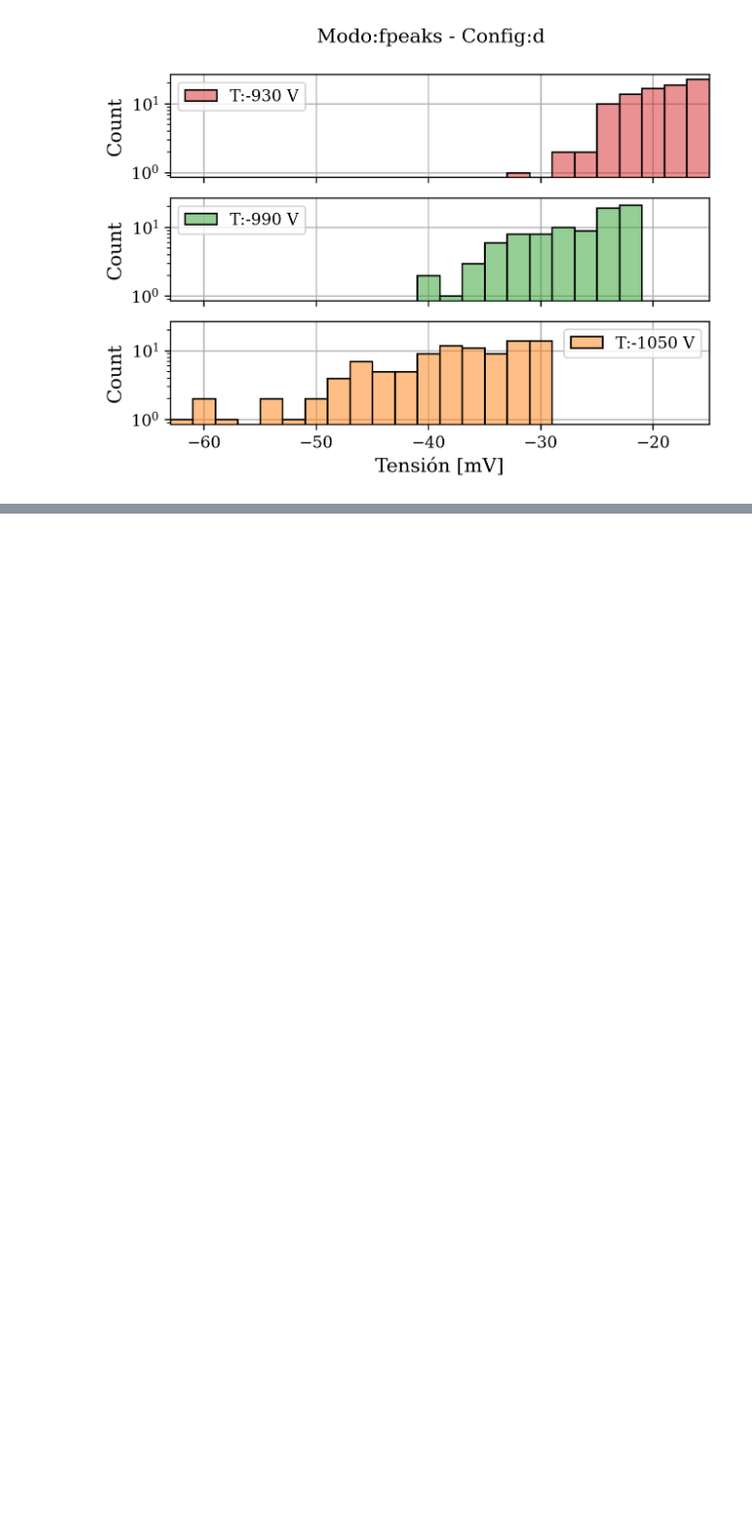
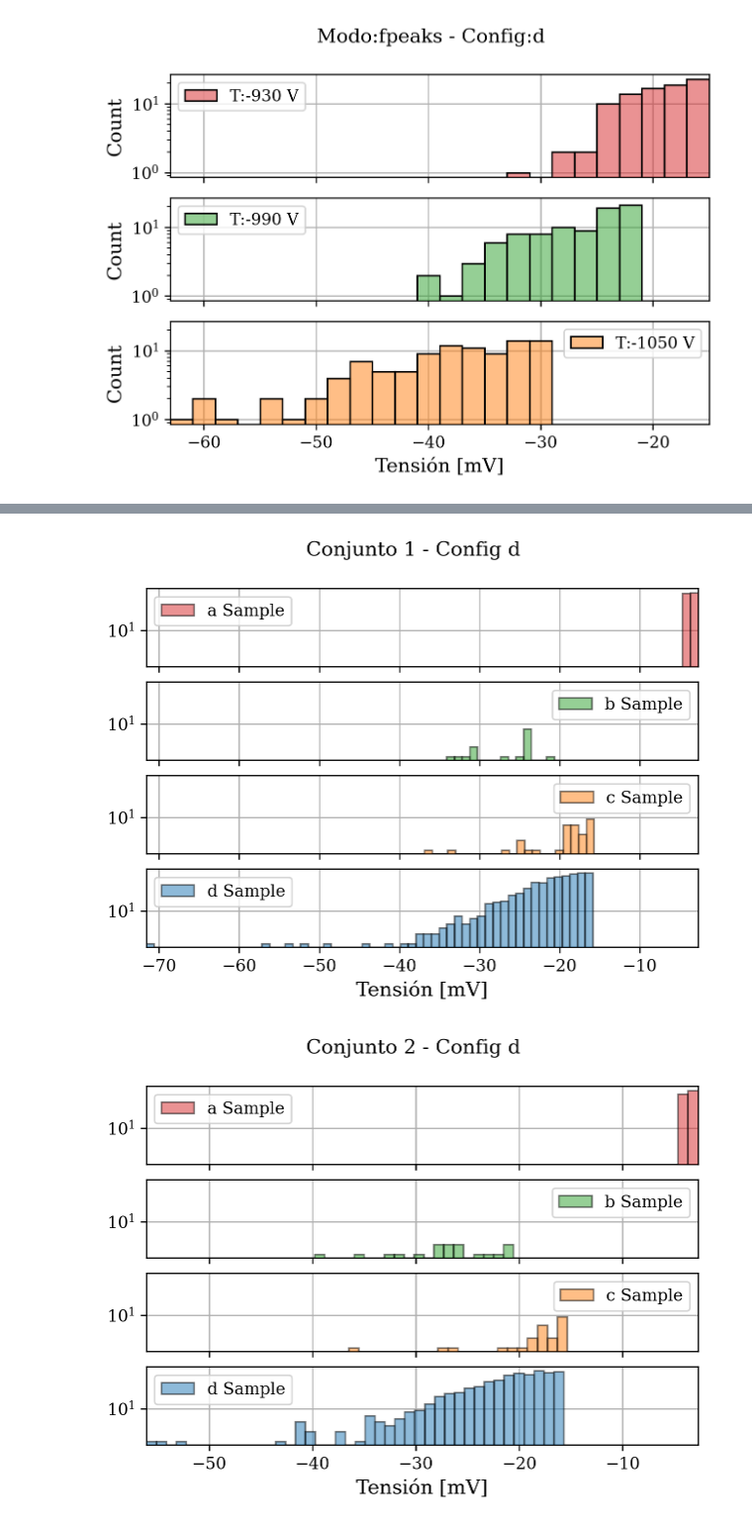
Before and after one commit to agustinbrusco/Laboratorio5, a Jupyter notebook: Datos y código - Práctica 3/analisis_ruido.ipynb, the cells around one changed output, grey strips where cells are left out. Shown at 99% size. Saved outputs shown, nothing was run; the diff lists cells and outputs as text; code cells hidden in the pictures; blank space fills up the shorter version.

```diff
--- a/Datos y código - Práctica 3/analisis_ruido.ipynb
+++ b/Datos y código - Práctica 3/analisis_ruido.ipynb
@@ -239,0 +283,58 @@ for modo in (['sample', 'fpeaks']):
+# %%
+tension_dict_DAQ = dict()
+height_dict_DAQ = dict()
+
+angulo = 230
+tension = 1050  # V
+frec_muestreo = 250e3  # Hz
+modo = 'sample'
+max_val = 300e-3  # V
+min_val = -300e-3  # V
+split = 10
+
+for i in range(10):
+    fig, axs = plt.subplots(4, 1, sharex=True, sharey=True)
+    fig.suptitle(f'Conjunto {i + 1} - Config {config}')
+    color_id = 3
+    for config, ax in zip(['a','b','c', 'd'], axs):
+        tiempo_, channel1_ = np.load(f"DAQ_10s_{max_val*1e3:.0f}_{min_val*1e3:.0f}/{modo}_f{frec_muestreo*1e-3:.0f}k_a{angulo}_t{tension}_{config}.npy")
+        res = 1.05*(max_val - (min_val))/(2**16)  # V
+
+        tiempo = np.array(np.split(tiempo_, split))[i]
+        channel1 = np.array(np.split(channel1_, split))[i]
+
+        if config == 'a':
+            max = find_peaks(-channel1, height = 0.002,distance=100)[0]
+        elif config == 'b':
+            max = find_peaks(-channel1, height = 0.02,distance=100)[0]
+        elif config == 'c':
+            max = find_peaks(-channel1, height= 0.015, distance = 100)[0]
+        elif config == 'd':
+            max = find_peaks(-channel1, height= 0.015, distance = 100)[0]
+
+        vals_unicos = np.unique(channel1[max])
+        bin_edges = np.arange(vals_unicos.min() - res/2, vals_unicos.max()+res/2, 100*res)
+        count, bin_edges = np.histogram(channel1[max], bin_edges, )
+        #bin_center = np.arange(vals_unicos.min(), vals_unicos.max(), 100*res )
+        bin_center = bin_edges[:-1] + np.diff(bin_edges)/ 2
+        bar_height = count  # /count.max()
+        try:
+            ax.bar(x=bin_center*1e3, height=bar_height, width=100*res*1e3,
+                        color=f"C{color_id}", zorder=10, edgecolor="k",
+                        alpha=0.5, label=config + " Sample")
+        except ValueError:
+            bin_center = np.arange(vals_unicos.min(), vals_unicos.max()+res/2, 100*res)  # V
+            bar_height = count  # /count.max()
+            ax.bar(x=bin_center[:-1]*1e3, height=bar_height, width=100*res*1e3,
+                        color=f"C{color_id}", zorder=10, edgecolor="k",
+                        alpha=0.5, label=config + " Sample")
+        color_id -= 1
+        height_dict_DAQ[f'{config}_{i}'] = bar_height
+        tension_dict_DAQ[f'{config}_{i}'] = bin_center
+        ax.set_yscale("log")
+        ax.legend()
+    ax.set_xlabel("Tensión [mV]")
+    plt.show()
+# %% [output]
+[figure, added]
+[figure, added]
```
Also changed, not shown: parts of 9 cells of this notebook, 1 other file.
